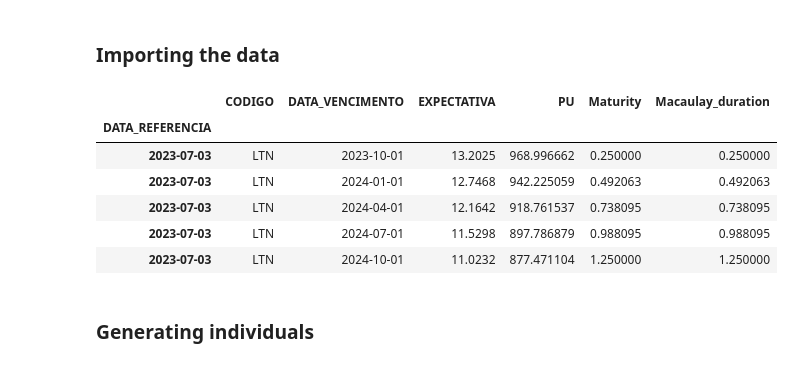
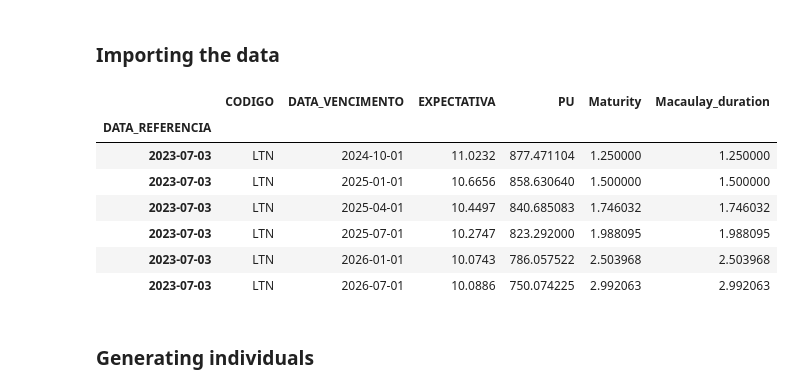
Before and after one commit to araujogab/Genetic-Algorithm, a Jupyter notebook: Svensson - v2.ipynb, the cells around one changed output. Drawn from its saved outputs; the diff is of its cells as text; code cells hidden in the pictures.

```diff
--- a/Svensson - v2.ipynb
+++ b/Svensson - v2.ipynb
@@ -23,10 +27,23 @@ parameters = pd.read_excel(path2)
 # %%
+cal = Calendar.load("ANBIMA")
 parameters.set_index("Data referência", inplace=True)
+
+### CDI treatments
+
+#CDI.rename(columns={'Data': 'DATA_REFERENCIA'}, inplace=True)
+#CDI.rename(columns={'CDI': 'EXPECTATIVA'}, inplace=True)
+#CDI["CODIGO"]="CDI"
+#CDI["DATA_VENCIMENTO"]=cal.offset(CDI["DATA_REFERENCIA"],1)
+#CDI["PU"]=1000/((1+CDI['EXPECTATIVA'])**(1/252))
+#CDI = CDI[["CODIGO",'DATA_REFERENCIA',"DATA_VENCIMENTO",'EXPECTATIVA',"PU"]]
 
 ### Maturity Calculation
 
-df["Maturity"] = df.apply(lambda row: wd.networkdays(row["DATA_REFERENCIA"], row["DATA_VENCIMENTO"]), axis=1)/252
+#df = pd.concat([df, CDI], ignore_index=True)
+df["Maturity"] = np.array(cal.bizdays(df["DATA_REFERENCIA"], df["DATA_VENCIMENTO"]))/252
 df.set_index("DATA_REFERENCIA", inplace=True)
+df = df[df['Maturity'] >= 1]
+df.sort_index()
 
 ### Duration Calculation
 
@@ -39,11 +62,12 @@ df["Macaulay_duration"] = ((1+yld) / (m*yld)) - ( (1 + yld + n*(cpn-yld)) / ((m*
 # %%
-df.head()
+df.loc["2023-07-03"]
 # %% [output]
 |  | CODIGO | DATA_VENCIMENTO | EXPECTATIVA | PU | Maturity | Macaulay_duration |
 | DATA_REFERENCIA |  |  |  |  |  |  |
-| 2023-07-03 | LTN | 2023-10-01 | 13.2025 | 968.996662 | 0.250000 | 0.250000 |
-| 2023-07-03 | LTN | 2024-01-01 | 12.7468 | 942.225059 | 0.492063 | 0.492063 |
-| 2023-07-03 | LTN | 2024-04-01 | 12.1642 | 918.761537 | 0.738095 | 0.738095 |
-| 2023-07-03 | LTN | 2024-07-01 | 11.5298 | 897.786879 | 0.988095 | 0.988095 |
 | 2023-07-03 | LTN | 2024-10-01 | 11.0232 | 877.471104 | 1.250000 | 1.250000 |
+| 2023-07-03 | LTN | 2025-01-01 | 10.6656 | 858.630640 | 1.500000 | 1.500000 |
+| 2023-07-03 | LTN | 2025-04-01 | 10.4497 | 840.685083 | 1.746032 | 1.746032 |
+| 2023-07-03 | LTN | 2025-07-01 | 10.2747 | 823.292000 | 1.988095 | 1.988095 |
+| 2023-07-03 | LTN | 2026-01-01 | 10.0743 | 786.057522 | 2.503968 | 2.503968 |
+| 2023-07-03 | LTN | 2026-07-01 | 10.0886 | 750.074225 | 2.992063 | 2.992063 |
 # %% [markdown]
```
Also changed, not shown: parts of 10 cells of this notebook.
